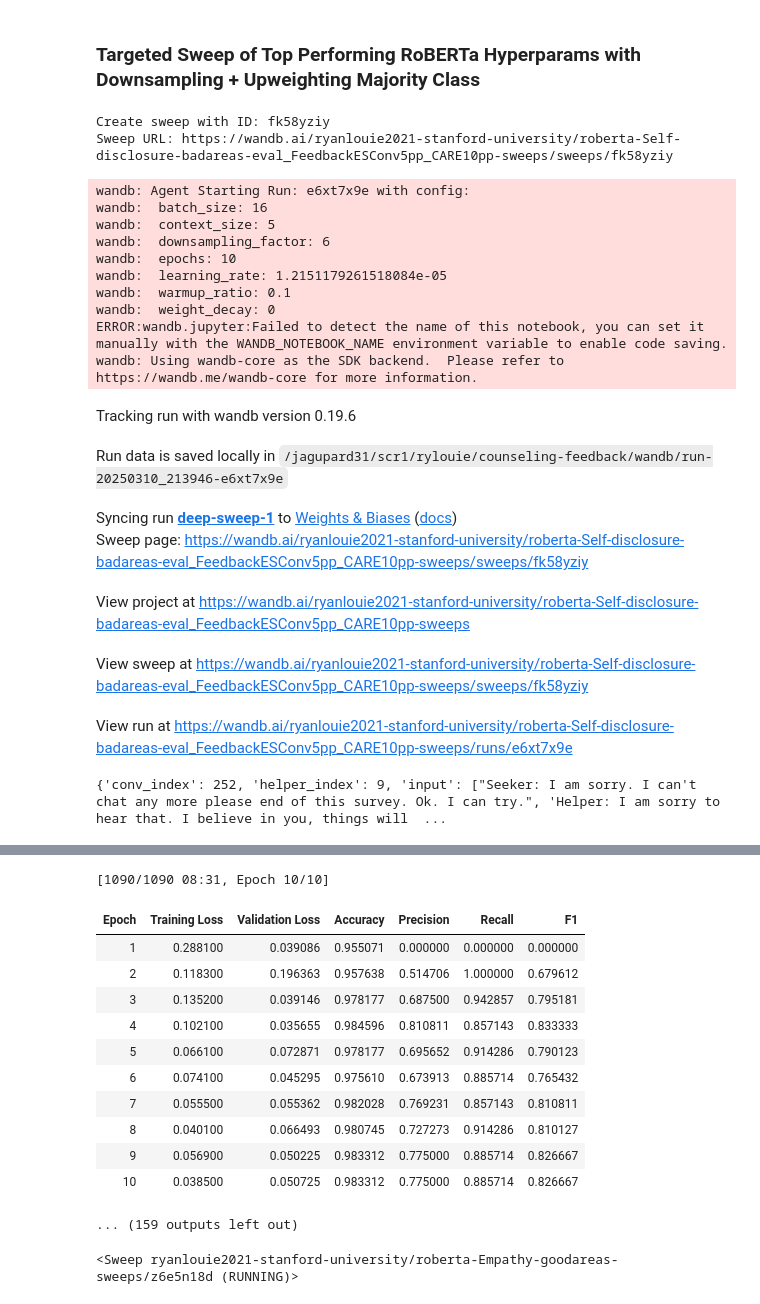
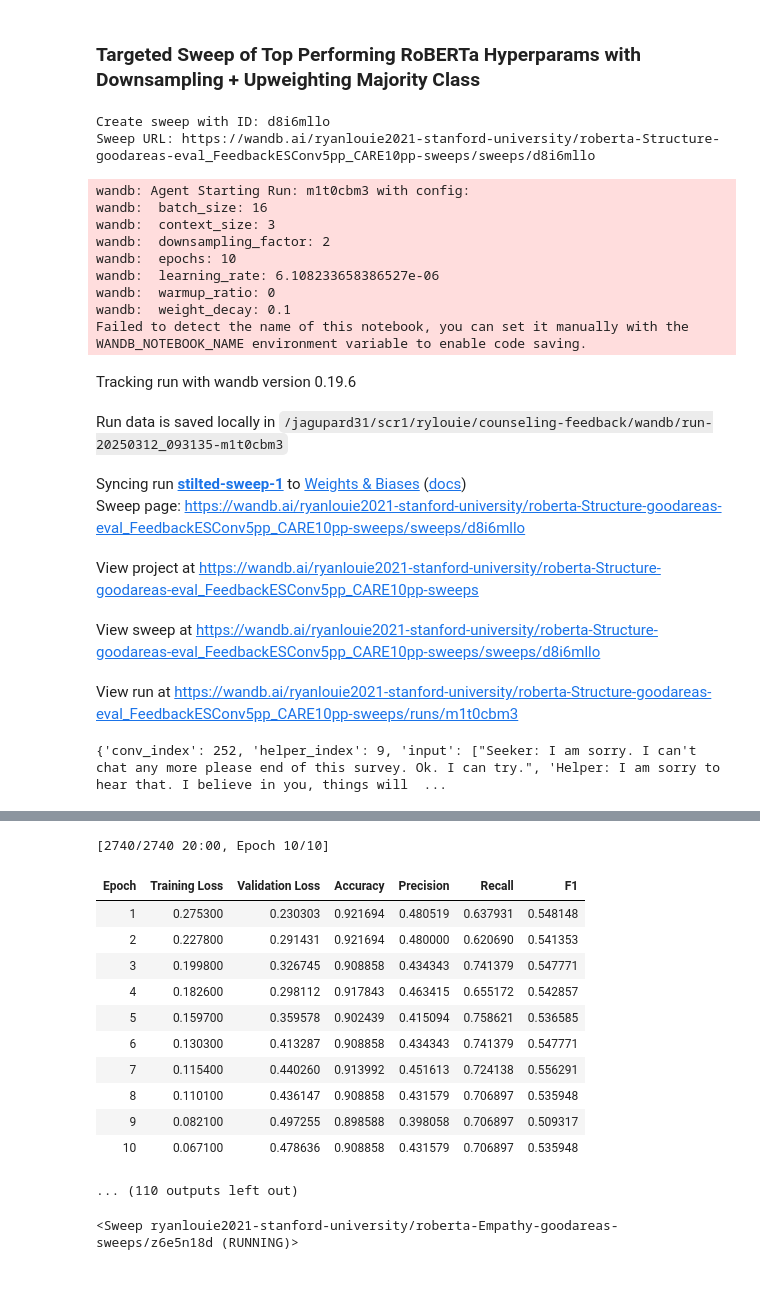
Before and after one commit to SALT-NLP/counseling-feedback, a Jupyter notebook: 2025-03-07-classifier-downsample-upweight-Self-disclosure-badareas-best-CARE10percent.ipynb, the cells around one changed output, grey strips where cells are left out. Saved outputs shown, nothing was run; the diff lists cells and outputs as text; code cells hidden in the pictures.

```diff
--- a/2025-03-07-classifier-downsample-upweight-Self-disclosure-badareas-best-CARE10percent.ipynb
+++ b/2025-03-07-classifier-downsample-upweight-Self-disclosure-badareas-best-CARE10percent.ipynb
@@ -57,3 +57,7 @@ Test dataset size: 409
  'Self-disclosure-badareas': 0,
  'Structure-badareas': 0,
  'Professionalism-badareas': 0}
+# %%
+care_raw_dataset = care_raw_dataset.rename_column('Session Management-goodareas', "Structure-goodareas")
+care_raw_dataset = care_raw_dataset.rename_column('Session Management-badareas', "Structure-badareas")
+care_raw_dataset
@@ -84,8 +93,8 @@ split_dataset['train'][0]['input'][-3:-1]
  "Seeker: New year party is with my friend and family affairs. It's very excited and lot of fun and games."]
 # %%
 # Downsample once before training
-majority_samples = split_dataset['train'].filter(lambda example: example['Self-disclosure-badareas'] == 0)
-minority_samples = split_dataset['train'].filter(lambda example: example['Self-disclosure-badareas'] == 1)
+majority_samples = split_dataset['train'].filter(lambda example: example['Structure-goodareas'] == 0)
+minority_samples = split_dataset['train'].filter(lambda example: example['Structure-goodareas'] == 1)
 print("Ratio of M:m ", len(majority_samples)/len(minority_samples))
 downsampled_majority = majority_samples.shuffle(seed=42).select(range(len(majority_samples) // 3))
 balanced_dataset = concatenate_datasets([downsampled_majority, minority_samples]).shuffle(seed=42)
@@ -133,7 +140,7 @@ parameters_dict = {
     },
     'learning_rate': {
         'distribution': 'uniform',
-        'min': 2e-6,
+        'min': 1e-6,
         'max': 8e-5, # 4.5e-6
     },
     # 'learning_rate': {
@@ -149,10 +156,14 @@ parameters_dict = {
     #     'value': 0.999 # Since Beta ranges from [0, 1), we select several parameters that were found to be best in the original paper, also, selecting a few that don't use class balanced loss as much. 0.99 is the inverse loss.
     # },
     'context_size': {
-        'value': 5 # some skills, like Reflections, depend wholy on what was said previously, making it easier to learn. 10 was based on Rose's work. None is full available context
+        # some skills, like Reflections, depend wholy on what was said previously, so 1
+        # 10 was based on Rose's work. None is full available context
+        # 5 was a reasonable middle ground?
+        # 3 ended up being all that could fit into context for test time.
+        'values': [3, 5]
     },
     'downsampling_factor': {
-        'values': [6, 10, 13]
+        'values': [1, 2, 4, 6]
     }
 }
 
@@ -547,33 +558,32 @@ def run_sweep(which_class):
 
     wandb.agent(sweep_id, config_fn, count=64)
 
-classifier_types = ['badareas', 'goodareas']
-# classifier_types = ['badareas']
+# classifier_types = ['badareas', 'goodareas']
+classifier_types = ['goodareas']
 # SKILL_OPTIONS = ["Reflections", "Validation", "Empathy", "Questions", "Suggestions", "Self-disclosure", "Structure", "Professionalism"]
-SKILL_OPTIONS = ["Self-disclosure"]
+SKILL_OPTIONS = ["Structure"]
 for classifier_type in classifier_types:
     for skill in SKILL_OPTIONS:
         run_sweep(f"{skill}-{classifier_type}")
 # %% [output]
-Create sweep with ID: fk58yziy
-Sweep URL: https://wandb.ai/ryanlouie2021-stanford-university/roberta-Self-disclosure-badareas-eval_FeedbackESConv5pp_CARE10pp-sweeps/sweeps/fk58yziy
+Create sweep with ID: d8i6mllo
+Sweep URL: https://wandb.ai/ryanlouie2021-stanford-university/roberta-Structure-goodareas-eval_FeedbackESConv5pp_CARE10pp-sweeps/sweeps/d8i6mllo
-wandb: Agent Starting Run: e6xt7x9e with config:
+wandb: Agent Starting Run: m1t0cbm3 with config:
 wandb:  batch_size: 16
-wandb:  context_size: 5
-wandb:  downsampling_factor: 6
+wandb:  context_size: 3
+wandb:  downsampling_factor: 2
 wandb:  epochs: 10
-wandb:  learning_rate: 1.2151179261518084e-05
-wandb:  warmup_ratio: 0.1
-wandb:  weight_decay: 0
-ERROR:wandb.jupyter:Failed to detect the name of this notebook, you can set it manually with the WANDB_NOTEBOOK_NAME environment variable to enable code saving.
-wandb: Using wandb-core as the SDK backend.  Please refer to https://wandb.me/wandb-core for more information.
+wandb:  learning_rate: 6.108233658386527e-06
+wandb:  warmup_ratio: 0
+wandb:  weight_decay: 0.1
+Failed to detect the name of this notebook, you can set it manually with the WANDB_NOTEBOOK_NAME environment variable to enable code saving.
 Tracking run with wandb version 0.19.6
-Run data is saved locally in /jagupard31/scr1/rylouie/counseling-feedback/wandb/run-20250310_213946-e6xt7x9e
+Run data is saved locally in /jagupard31/scr1/rylouie/counseling-feedback/wandb/run-20250312_093135-m1t0cbm3
-Syncing run deep-sweep-1 to Weights & Biases (docs)
-Sweep page: https://wandb.ai/ryanlouie2021-stanford-university/roberta-Self-disclosure-badareas-eval_FeedbackESConv5pp_CARE10pp-sweeps/sweeps/fk58yziy
+Syncing run stilted-sweep-1 to Weights & Biases (docs)
+Sweep page: https://wandb.ai/ryanlouie2021-stanford-university/roberta-Structure-goodareas-eval_FeedbackESConv5pp_CARE10pp-sweeps/sweeps/d8i6mllo
-View project at https://wandb.ai/ryanlouie2021-stanford-university/roberta-Self-disclosure-badareas-eval_FeedbackESConv5pp_CARE10pp-sweeps
+View project at https://wandb.ai/ryanlouie2021-stanford-university/roberta-Structure-goodareas-eval_FeedbackESConv5pp_CARE10pp-sweeps
-View sweep at https://wandb.ai/ryanlouie2021-stanford-university/roberta-Self-disclosure-badareas-eval_FeedbackESConv5pp_CARE10pp-sweeps/sweeps/fk58yziy
+View sweep at https://wandb.ai/ryanlouie2021-stanford-university/roberta-Structure-goodareas-eval_FeedbackESConv5pp_CARE10pp-sweeps/sweeps/d8i6mllo
-View run at https://wandb.ai/ryanlouie2021-stanford-university/roberta-Self-disclosure-badareas-eval_FeedbackESConv5pp_CARE10pp-sweeps/runs/e6xt7x9e
+View run at https://wandb.ai/ryanlouie2021-stanford-university/roberta-Structure-goodareas-eval_FeedbackESConv5pp_CARE10pp-sweeps/runs/m1t0cbm3
 {'conv_index': 252, 'helper_index': 9, 'input': ["Seeker: I am sorry. I can't chat any more please end of this survey. Ok. I can try.", 'Helper: I am sorry to hear that. I believe in you, things will  ...
 Some weights of RobertaForSequenceClassification were not initialized from the model checkpoint at FacebookAI/roberta-large and are newly initialized: ['classifier.dense.bias', 'classifier.dense.weigh ...
 You should probably TRAIN this model on a down-stream task to be able to use it for predictions and inference.
@@ -582,19 +591,19 @@ wandb: WARNING The `run_name` is currently set to the same value as `TrainingArg
 wandb: WARNING Config item 'learning_rate' was locked by 'sweep' (ignored update).
 wandb: WARNING Config item 'weight_decay' was locked by 'sweep' (ignored update).
 wandb: WARNING Config item 'warmup_ratio' was locked by 'sweep' (ignored update).
-[1090/1090 08:31, Epoch 10/10]
+[2740/2740 20:00, Epoch 10/10]
 | Epoch | Training Loss | Validation Loss | Accuracy | Precision | Recall | F1 |
-| 1 | 0.288100 | 0.039086 | 0.955071 | 0.000000 | 0.000000 | 0.000000 |
-| 2 | 0.118300 | 0.196363 | 0.957638 | 0.514706 | 1.000000 | 0.679612 |
-| 3 | 0.135200 | 0.039146 | 0.978177 | 0.687500 | 0.942857 | 0.795181 |
-| 4 | 0.102100 | 0.035655 | 0.984596 | 0.810811 | 0.857143 | 0.833333 |
-| 5 | 0.066100 | 0.072871 | 0.978177 | 0.695652 | 0.914286 | 0.790123 |
-| 6 | 0.074100 | 0.045295 | 0.975610 | 0.673913 | 0.885714 | 0.765432 |
-| 7 | 0.055500 | 0.055362 | 0.982028 | 0.769231 | 0.857143 | 0.810811 |
-| 8 | 0.040100 | 0.066493 | 0.980745 | 0.727273 | 0.914286 | 0.810127 |
-| 9 | 0.056900 | 0.050225 | 0.983312 | 0.775000 | 0.885714 | 0.826667 |
-| 10 | 0.038500 | 0.050725 | 0.983312 | 0.775000 | 0.885714 | 0.826667 |
+| 1 | 0.275300 | 0.230303 | 0.921694 | 0.480519 | 0.637931 | 0.548148 |
+| 2 | 0.227800 | 0.291431 | 0.921694 | 0.480000 | 0.620690 | 0.541353 |
+| 3 | 0.199800 | 0.326745 | 0.908858 | 0.434343 | 0.741379 | 0.547771 |
+| 4 | 0.182600 | 0.298112 | 0.917843 | 0.463415 | 0.655172 | 0.542857 |
+| 5 | 0.159700 | 0.359578 | 0.902439 | 0.415094 | 0.758621 | 0.536585 |
+| 6 | 0.130300 | 0.413287 | 0.908858 | 0.434343 | 0.741379 | 0.547771 |
+| 7 | 0.115400 | 0.440260 | 0.913992 | 0.451613 | 0.724138 | 0.556291 |
+| 8 | 0.110100 | 0.436147 | 0.908858 | 0.431579 | 0.706897 | 0.535948 |
+| 9 | 0.082100 | 0.497255 | 0.898588 | 0.398058 | 0.706897 | 0.509317 |
+| 10 | 0.067100 | 0.478636 | 0.908858 | 0.431579 | 0.706897 | 0.535948 |
-... (159 outputs left out)
+... (110 outputs left out)
 # %%
 wandb_api = wandb.Api()
 sweep = wandb_api.from_path('ryanlouie2021-stanford-university/roberta-Empathy-goodareas-sweeps/sweeps/z6e5n18d')
```
Also changed, not shown: parts of 4 cells of this notebook, 2 other files.
